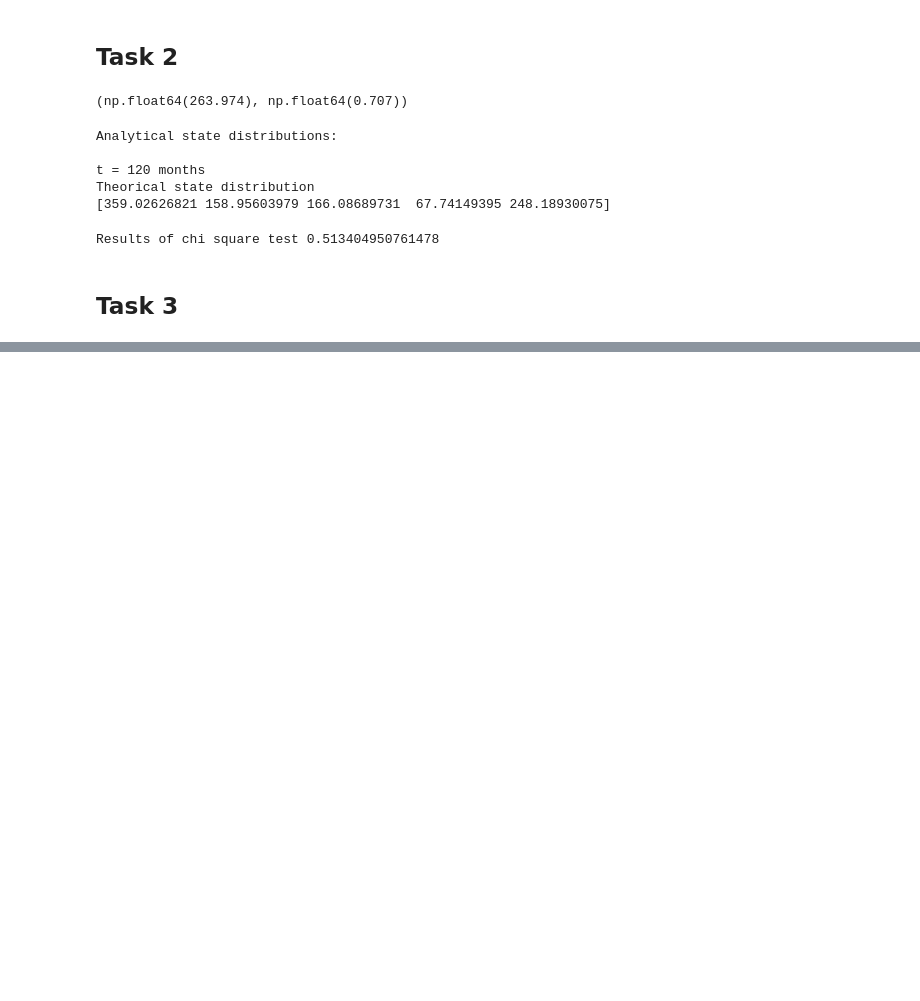
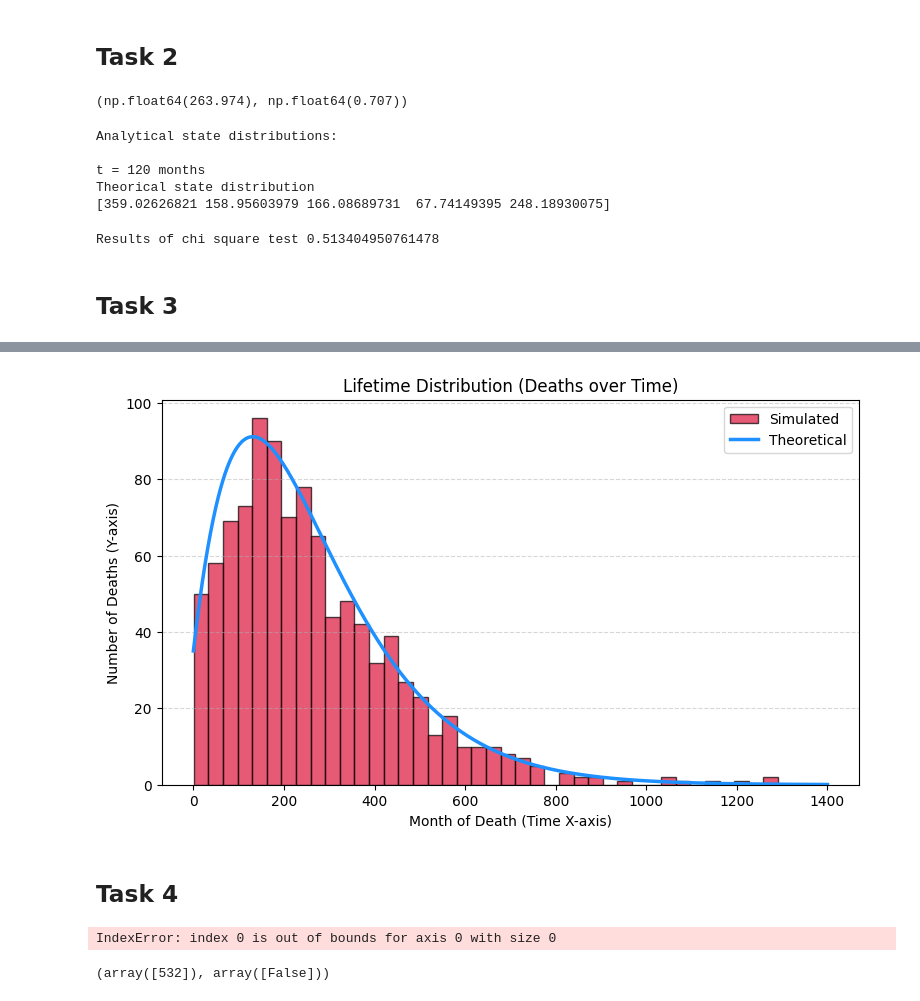
Before and after one commit to AgnesOlsen/02443_Stocastic_Simulation, a Jupyter notebook: Notebooks Project 1/Katrine1.ipynb, the cells around one changed output, grey strips where cells are left out. Drawn from its saved outputs; the diff is of its cells as text; code cells hidden in the pictures; blank space fills up the shorter version.

```diff
--- a/Notebooks Project 1/Katrine1.ipynb
+++ b/Notebooks Project 1/Katrine1.ipynb
@@ -63,13 +60,14 @@ plt.show()
 ## Task 2
 # %%
 
-def simulate_women(n, max_t=1200):
+def simulate_women(n,P, max_t=1200):
 
     n_states = 5
     death_state = n_states - 1
 
     lifetimes = []
     had_local = np.zeros(n, dtype=bool)
+    had_local_12 = np.zeros(n, dtype=bool)
 
     counts = np.zeros((max_t + 1, n_states), dtype=int)
 
@@ -94,6 +92,9 @@ def simulate_women(n, max_t=1200):
             if new_state in [1, 3]:
                 had_local[i] = True
 
+                if t <= 12:
+                    had_local_12[i] = True
+
             # check death
             if new_state == death_state:
                 alive[i] = False
@@ -107,11 +108,20 @@ def simulate_women(n, max_t=1200):
             counts[t:] = counts[t]
             break
 
-    return np.array(lifetimes), had_local, counts
+
+    return np.array(lifetimes), had_local, counts, had_local_12
 # %%
 np.random.seed(42)
 n = 1000
-life_times, had_local, counts = simulate_women(n, max_t=1400)
+P  = np.array([
+    [0.9915, 0.005,  0.0025, 0,     0.001],
+    [0,      0.986,  0.005,  0.004, 0.005],
+    [0,      0,      0.992,  0.003, 0.005],
+    [0,      0,      0,      0.991, 0.009],
+    [0,      0,      0,      0,     1.0]
+])
+
+life_times, had_local, counts, had_local_12= simulate_women(n, P, max_t=1400)
 np.mean(life_times), np.sum(had_local)/n
 # %% [output]
 (np.float64(263.974), np.float64(0.707))
@@ -188,0 +156,54 @@ plt.show()
+# %%
+#Theoretical lifetime distribution
+Pi= np.array([1000, 0,0,0])
+Ps = np.array([
+    [0.9915, 0.0050, 0.0025, 0.0000],
+    [0.0000, 0.9860, 0.0050, 0.0040],
+    [0.0000, 0.0000, 0.9920, 0.0030],
+    [0.0000, 0.0000, 0.0000, 0.9910]
+])
+ps= np.array([0.0010, 0.0050, 0.0050, 0.0090])
+
+max_t = len(counts[:,0])
+
+
+def prop_mass_T(t, Pi, Ps, ps):
+    Ps_t = np.linalg.matrix_power(Ps, t)
+    return Pi@ Ps_t @ps
+
+theo_mass = []
+for t in range(max_t):
+    theo_mass.append(prop_mass_T(t, Pi, Ps, ps))
+
+theo_mass = np.array(theo_mass)
+plt.figure(figsize=(9, 5))
+plt.hist(life_times, bins=40, color='crimson', edgecolor='black', alpha=0.7, label='Simulated')
+
+bin_width = max_t / 40
+plt.plot(range(max_t), theo_mass * bin_width, color='dodgerblue', linewidth=2.5, label='Theoretical')
+
+plt.title("Lifetime Distribution (Deaths over Time)")
+plt.xlabel("Month of Death (Time X-axis)")
+plt.ylabel("Number of Deaths (Y-axis)")
+plt.legend()
+plt.grid(axis='y', linestyle='--', alpha=0.5)
+plt.show()
+# %% [output]
+[figure, added]
+# %% [markdown]
+## Task 4
+# %%
+accepted = []
+n_women = 1000
+
+while len(accepted) < n_women:
+    life_times, _, _, had_local_12 = simulate_women(1, P, max_t=1200)
+    death_women = life_times[0]
+
+    if death_women >= 12 and had_local_12[0]:
+        accepted.append(death_women)
+
+estiamte = np.mean(accepted)
+estiamte
+# %% [output]
+IndexError: index 0 is out of bounds for axis 0 with size 0
@@ -188,0 +212,4 @@ plt.show()
+# %%
+life_times, had_local_12
+# %% [output]
+(array([532]), array([False]))
```
Also changed, not shown: parts of 6 cells of this notebook.
